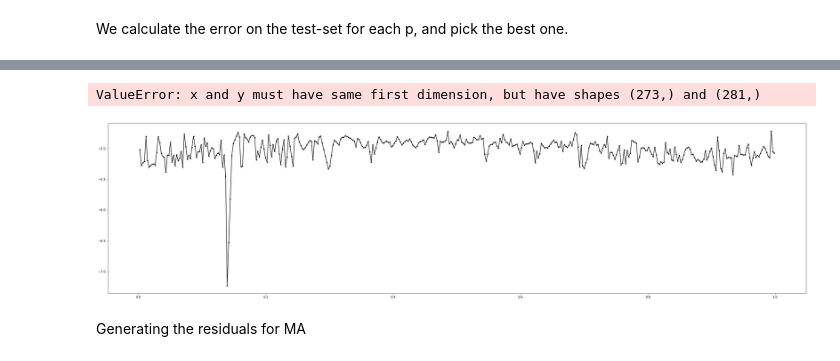
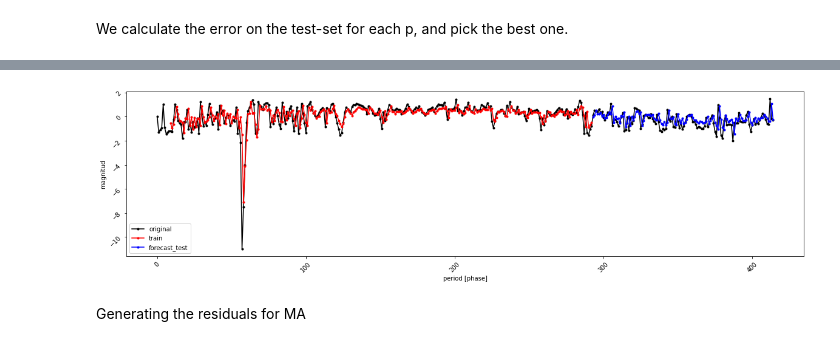
Before and after one commit to MatiBarriZ/Project-ARIMA, a Jupyter notebook: ARIMA.ipynb, the cells around one changed output, grey strips where cells are left out. Cells and saved outputs as stored; diff of their text form; code cells hidden in the pictures.

```diff
--- a/ARIMA.ipynb
+++ b/ARIMA.ipynb
@@ -167,0 +223,6 @@ We break down the ARIMA Model into 3 steps:
+# %%
+for key, value in best_param.items():
+    if value == min(best_param.values()):
+        min_value = value
+        best_min_star = key
+best_min_star
@@ -167,0 +231,6 @@ We break down the ARIMA Model into 3 steps:
+# %%
+for key, value in best_param.items():
+    if value == max(best_param.values()):
+        min_value = value
+        best_max_star = key
+best_max_star
@@ -167,0 +301,2 @@ We break down the ARIMA Model into 3 steps:
+# %%
+df_star = stars[best_max_star[0]]
@@ -352,21 +501,21 @@ df_c
 406 rows × 11 columns
 # %%
-# title = star
-plt.figure(figsize = (40,10))
-plt.plot(df_star['phase'],df_star['mag'], '.-', color = 'black', label = 'original') #.-
-plt.plot(df_star['phase'][:len(df_train['mag'])],df_c['Predicted_Values'][:len(df_train['mag'])], '.-', color = 'red', label = 'train') #
-plt.plot(df_star['phase'][len(df_train['mag']):], df_c['Predicted_Values'][len(df_train['mag']):], '.-', color = 'blue', label = 'forecast_test') #
+# Solo con AR.
+size = (int)(0.7 * df_c.shape[0])
+plt.figure(figsize = (20,5))
+plt.plot(df_star['mag'], '.-', color = 'black', label = 'original') #.-
+plt.plot(df_c['Predicted_Values'][:size], '.-', color = 'red', label = 'train') #
+plt.plot(df_c['Predicted_Values'][size:], '.-', color = 'blue', label = 'forecast_test') #
 plt.legend(loc='best')
 plt.ylabel('magnitud')
 plt.xlabel('period [phase]')
 # plt.title(str(title))
 plt.tick_params(labelrotation=45)
 plt.text.usetex = True
 plt.savefig(fname = 'exampleserie.svg')
 plt.show()
 # %% [output]
-ValueError: x and y must have same first dimension, but have shapes (273,) and (281,)
-[figure, old version]
+[figure, new version]
 # %% [markdown]
 Generating the residuals for MA
 # %%
```
Also changed, not shown: parts of 58 cells of this notebook, 1 other file.
